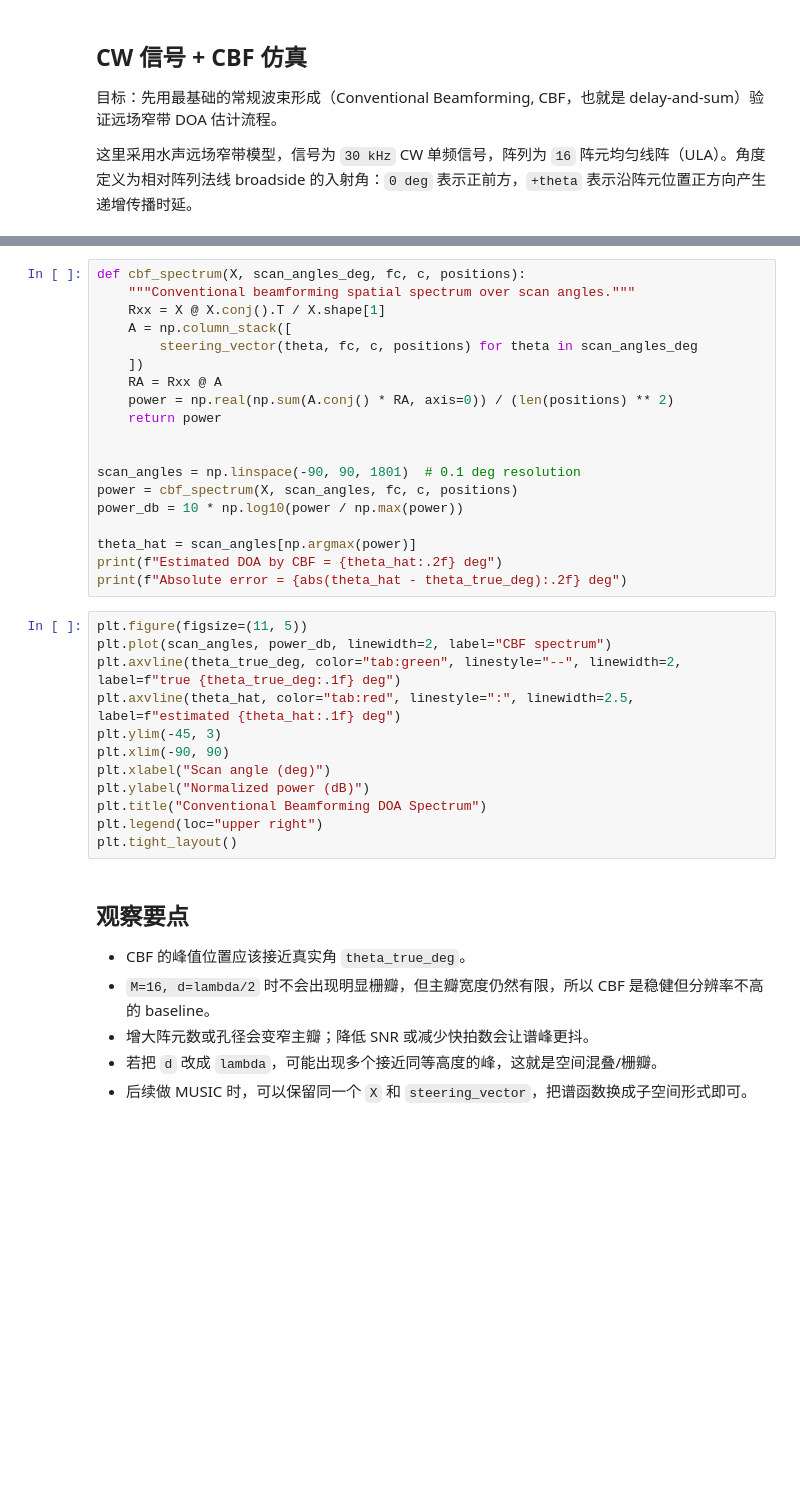
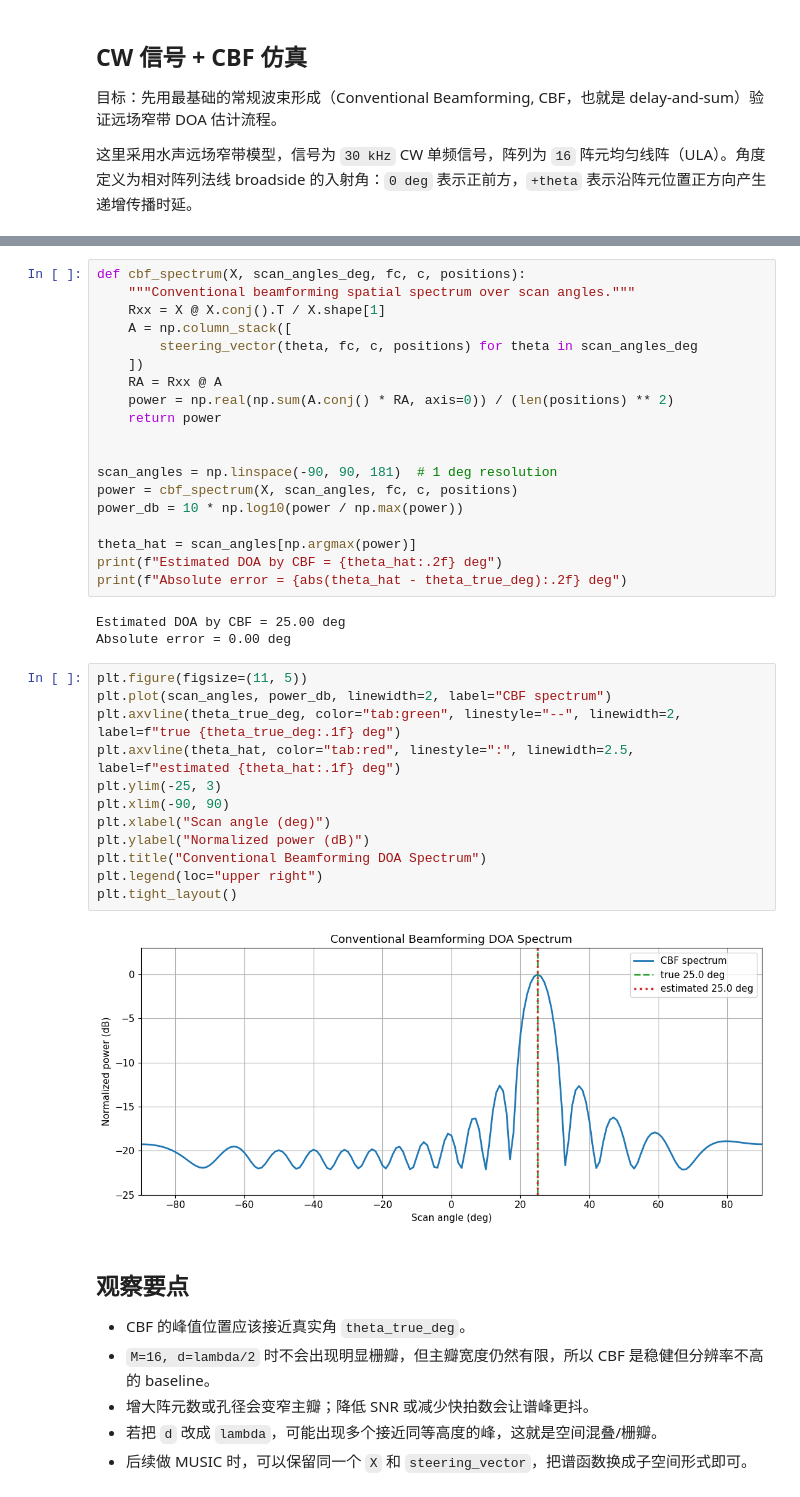
Before and after one commit to wotwoker/signalDOA, a Jupyter notebook: experiments/Narrow.ipynb, the cells around one changed output, grey strips where cells are left out. Drawn from its saved outputs; the diff is of its cells as text; blank space fills up the shorter version.

```diff
--- a/experiments/Narrow.ipynb
+++ b/experiments/Narrow.ipynb
@@ -130,25 +153,30 @@ def cbf_spectrum(X, scan_angles_deg, fc, c, positions):
     return power
 
 
-scan_angles = np.linspace(-90, 90, 1801)  # 0.1 deg resolution
+scan_angles = np.linspace(-90, 90, 181)  # 1 deg resolution
 power = cbf_spectrum(X, scan_angles, fc, c, positions)
 power_db = 10 * np.log10(power / np.max(power))
 
 theta_hat = scan_angles[np.argmax(power)]
 print(f"Estimated DOA by CBF = {theta_hat:.2f} deg")
 print(f"Absolute error = {abs(theta_hat - theta_true_deg):.2f} deg")
+# %% [output]
+Estimated DOA by CBF = 25.00 deg
+Absolute error = 0.00 deg
 # %%
 plt.figure(figsize=(11, 5))
 plt.plot(scan_angles, power_db, linewidth=2, label="CBF spectrum")
 plt.axvline(theta_true_deg, color="tab:green", linestyle="--", linewidth=2, label=f"true {theta_true_deg:.1f} deg")
 plt.axvline(theta_hat, color="tab:red", linestyle=":", linewidth=2.5, label=f"estimated {theta_hat:.1f} deg")
-plt.ylim(-45, 3)
+plt.ylim(-25, 3)
 plt.xlim(-90, 90)
 plt.xlabel("Scan angle (deg)")
 plt.ylabel("Normalized power (dB)")
 plt.title("Conventional Beamforming DOA Spectrum")
 plt.legend(loc="upper right")
 plt.tight_layout()
+# %% [output]
+[figure, added]
 # %% [markdown]
 ## 观察要点
 
```
Also changed, not shown: parts of 8 cells of this notebook.
